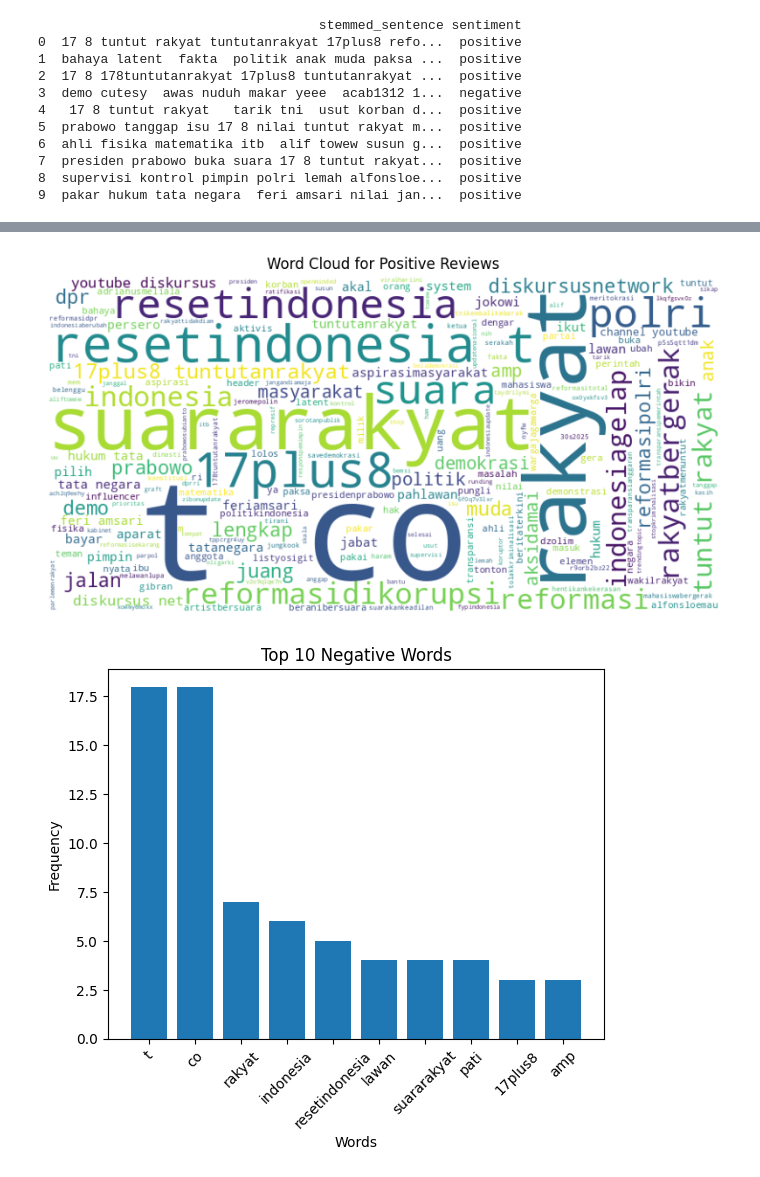
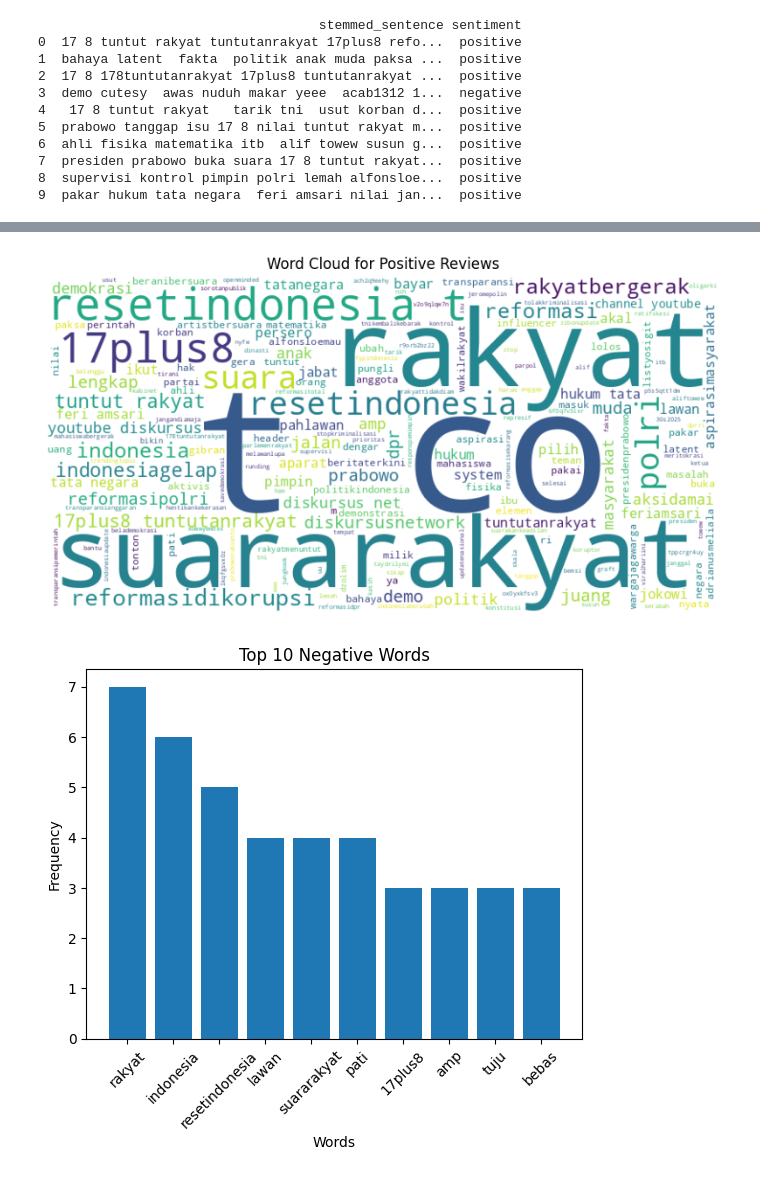
Before and after one commit to sckirl/Data-Mining, a Jupyter notebook: Sentiment Analysis.ipynb, the cells around one changed output, grey strips where cells are left out. Drawn from its saved outputs; the diff is of its cells as text; code cells hidden in the pictures.

```diff
--- a/Sentiment Analysis.ipynb
+++ b/Sentiment Analysis.ipynb
@@ -75,21 +72,0 @@ df_textPreprocessing = df_ytd.copy()
-# %%
-#Manual Labelling
-
-# Initialize the label column
-df_textPreprocessing['label'] = None
-
-# Iterate over each row in the DataFrame
-for index, row in df_textPreprocessing.iterrows():
-    review = row['content']
-    rating = row['score']
-
-    # Manually assign a label based on the rating
-    if rating in [1, 2]:
-        label = 'Negative'
-    elif rating in [4, 5]:
-        label = 'Positive'
-    else:
-        label = 'Neutral'
-
-    # Update the 'label' column for the current row
-    df_textPreprocessing.at[index, 'label'] = label
@@ -98,9 +73,3 @@ KeyError: 'content'
-# %%
-# Delete rows with "Neutral" label
-df_textPreprocessing = df_textPreprocessing[df_textPreprocessing['label'] != 'Neutral']
-
-# Remove neutral ratings
-df_textPreprocessing = df_textPreprocessing[~df_textPreprocessing['score'].isin([3])]
 # %% [markdown]
 # NOW PREPROCESS THE MAKE THE PREDICTION
 # %%
@@ -668,7 +435,7 @@ sorted_word_freq = sorted(word_freq.items(), key=lambda x: x[1], reverse=True)
 top_n = 12
 
 # Retrieve the top N words with the highest frequencies
-top_words = sorted_word_freq[:top_n]
+top_words = sorted_word_freq[2:top_n]
 
 # Print the top words and their frequencies
 for word, freq in top_words:
@@ -729,42 +494,42 @@ plt.axis('off')
 plt.title('Word Cloud for Positive Reviews')
 plt.show()
 # %% [output]
-[figure, old version]
+[figure, new version]
 # %%
 import matplotlib.pyplot as plt
 from collections import Counter
 
 # Filter the DataFrame for negative label records
 negative_df = df_textPreprocessing[df_textPreprocessing['sentiment'] == 'negative']
 
 # Concatenate all negative reviews into a single string
 negative_reviews = ' '.join(negative_df['stemmed_sentence'])
 
 # Tokenize the string into individual words
 negative_tokens = nltk.word_tokenize(negative_reviews)
 
 # Count the frequency of each word
 word_freq = Counter(negative_tokens)
 
 # Sort the word frequencies in descending order
 sorted_word_freq = sorted(word_freq.items(), key=lambda x: x[1], reverse=True)
 
 # Retrieve the top 10 words with the highest frequencies
-top_words = sorted_word_freq[:10]
+top_words = sorted_word_freq[2:top_n]
 
 # Extract the words and frequencies for plotting
 words = [word for word, freq in top_words]
 frequencies = [freq for word, freq in top_words]
 
 # Create a bar chart
 plt.bar(words, frequencies)
 plt.xlabel('Words')
 plt.ylabel('Frequency')
 plt.title('Top 10 Negative Words')
 plt.xticks(rotation=45)
 plt.show()
 # %% [output]
-[figure, old version]
+[figure, new version]
 # %%
 from wordcloud import WordCloud
 import matplotlib.pyplot as plt
```
Also changed, not shown: parts of 27 cells of this notebook, 1 other file.
